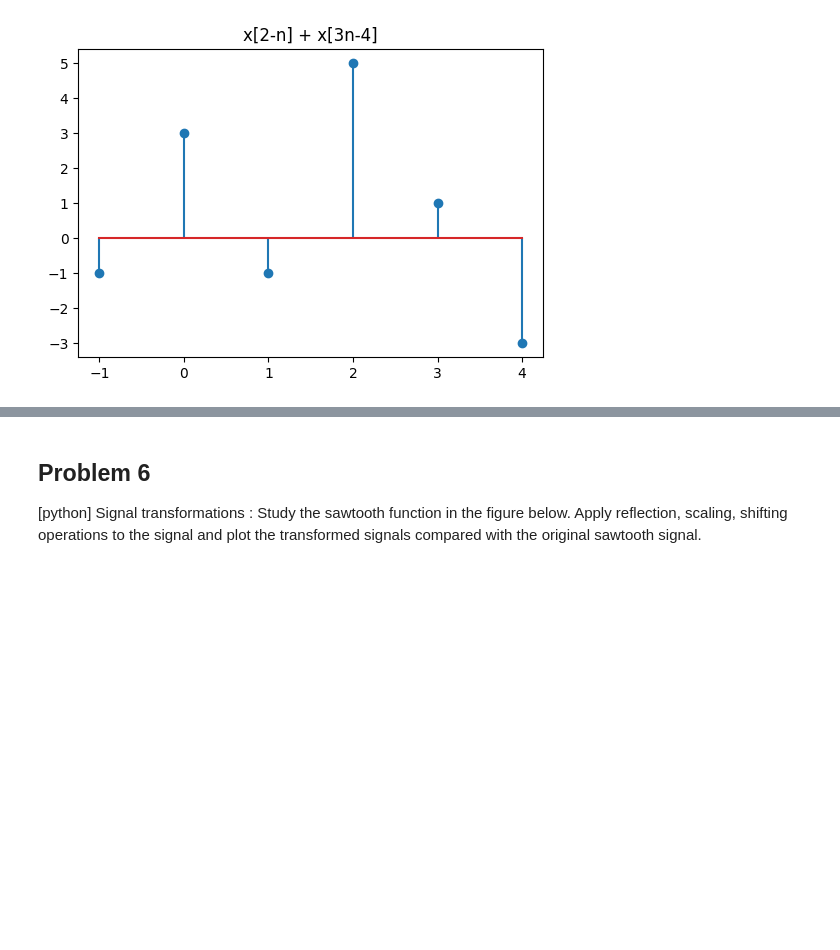
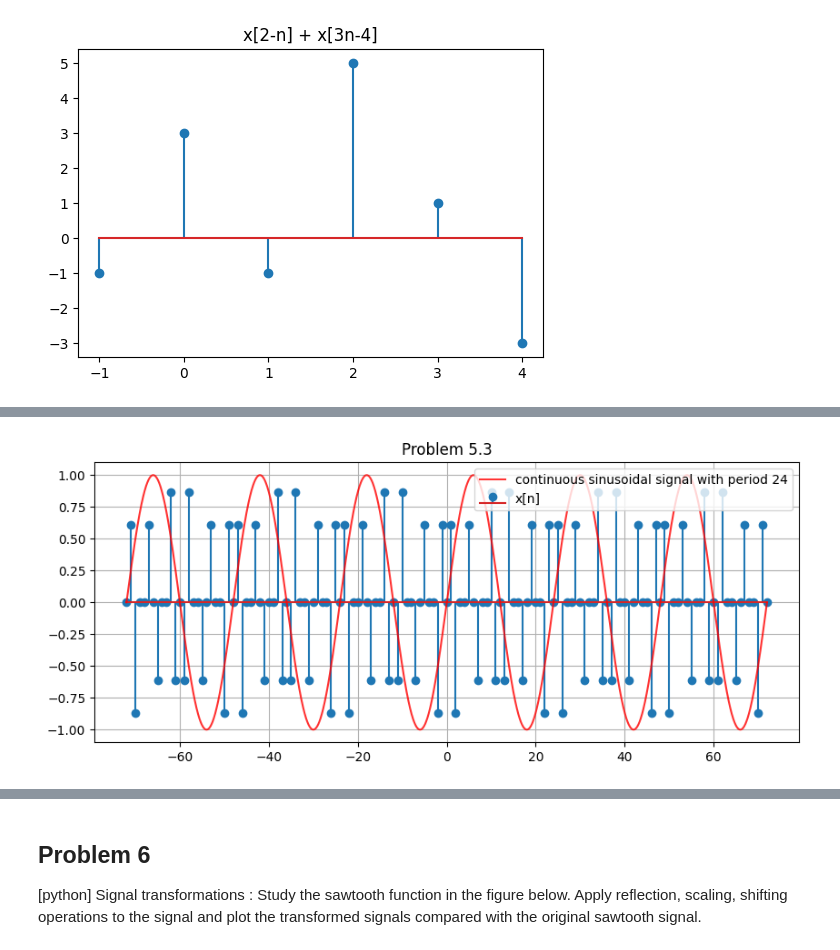
Before and after one commit to patthadon-p/CEDT-2110203-CEM-II, a Jupyter notebook: signal/homework-1/code/signal-homework-01-notebook.ipynb, the cells around one changed output, grey strips where cells are left out. Cells and saved outputs as stored; diff of their text form; code cells hidden in the pictures; blank space fills up the shorter version.

```diff
--- a/signal/homework-1/code/signal-homework-01-notebook.ipynb
+++ b/signal/homework-1/code/signal-homework-01-notebook.ipynb
@@ -472,0 +511,22 @@ $x[n] = \sin \left( \frac{3\pi n}{4}\right) + \cos \left( \frac{\pi}{3} n \right
+# %%
+# 5.3.
+
+fig = plt.figure(figsize=(10, 4))
+
+t = np.arange(-72, 73, 1)
+x = np.sin(3 * np.pi/4 * t) * np.sin(np.pi/3 * t)
+
+tc = np.arange(-72, 72, 0.01)
+xc = np.sin(np.pi/12 * tc)
+
+plt.title("Problem 5.3")
+plt.stem(t, x, label="x[n]")
+plt.plot(tc, xc, "r", alpha=0.8, label="continuous sinusoidal signal with period 24")
+plt.grid(True)
+plt.legend(loc="upper right")
+
+plt.savefig("../images/problem_5_3.png", dpi=300, bbox_inches="tight")
+
+plt.show()
+# %% [output]
+[figure, added]
```
Also changed, not shown: parts of 14 cells of this notebook, 13 other files.
